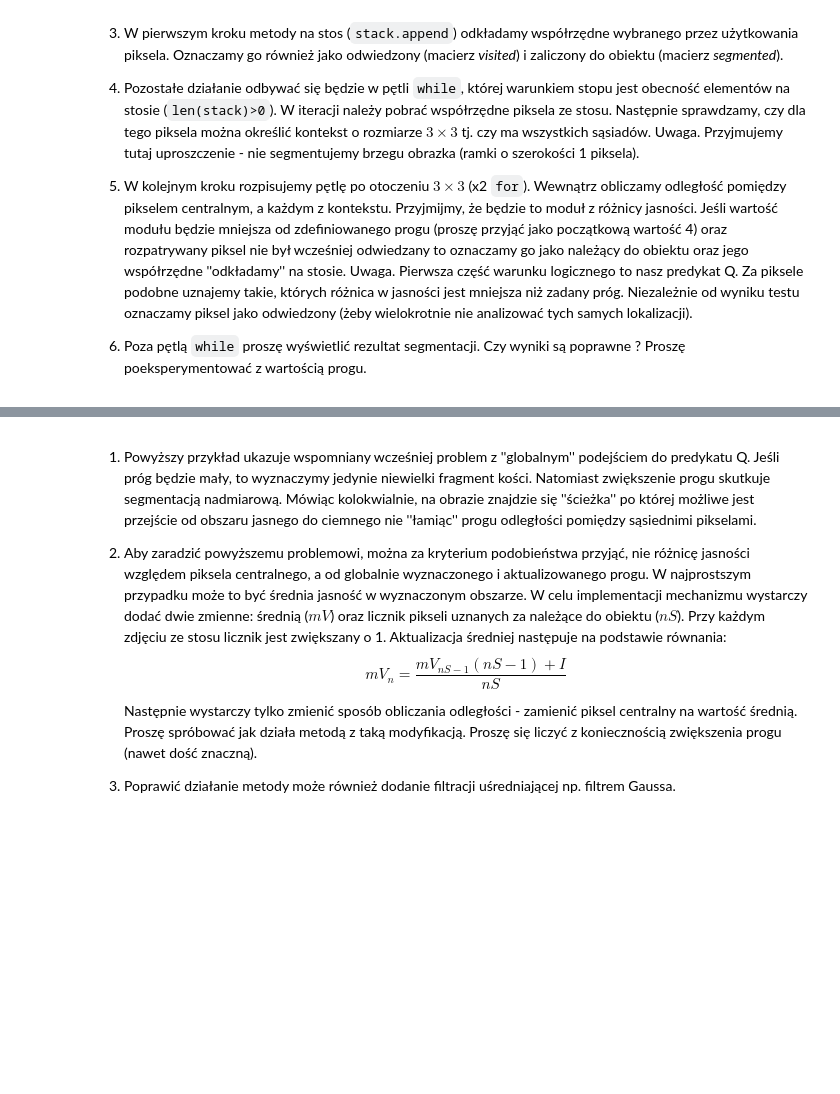
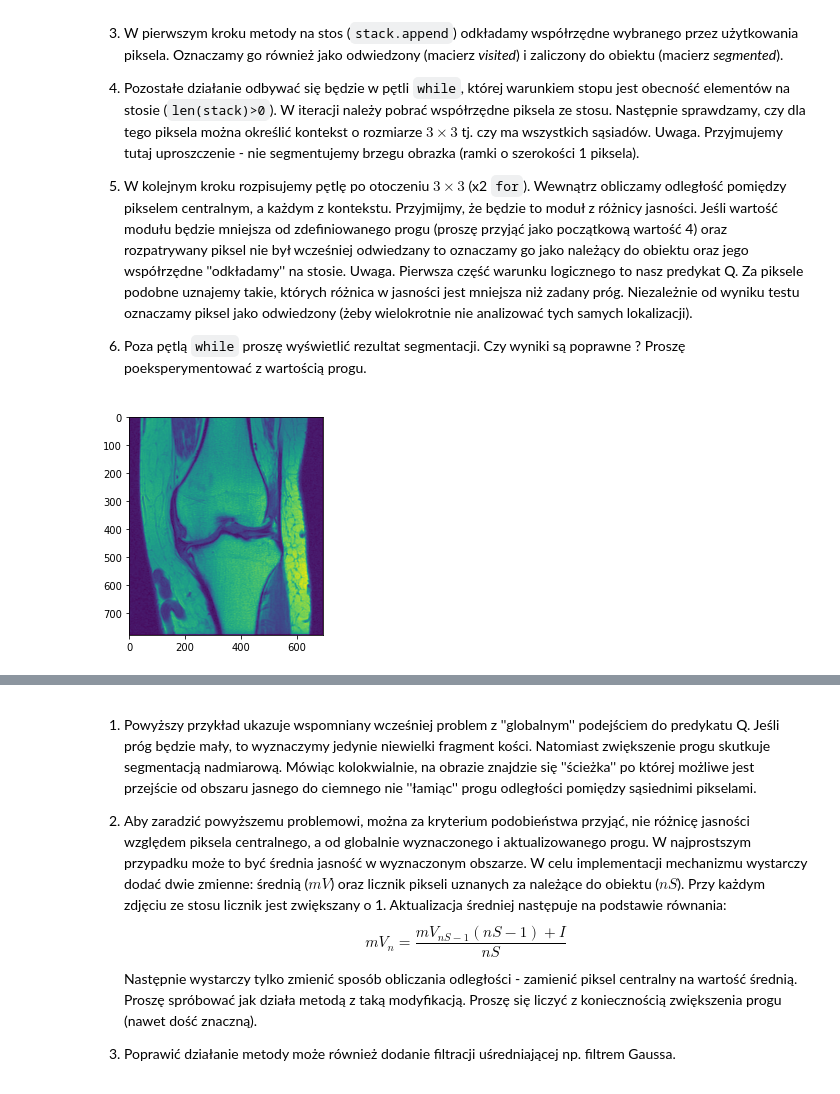
Before and after one commit to RysiekPrecikowski/WDCPO, a Jupyter notebook: sem6/lab3/10_segmentation.ipynb, the cells around one changed output, grey strips where cells are left out. Saved outputs shown, nothing was run; the diff lists cells and outputs as text; code cells hidden in the pictures; blank space fills up the shorter version.

```diff
--- a/sem6/lab3/10_segmentation.ipynb
+++ b/sem6/lab3/10_segmentation.ipynb
@@ -107,23 +107,28 @@ Punkt startowy wyznaczany będzie ''ręcznie'' (poprzez kliknięcie na obrazie).
 # %%
 import os
 import cv2
 import matplotlib.pyplot as plt
 import numpy as np
 
 if not os.path.exists("knee.png") :
     !wget https://raw.githubusercontent.com/vision-agh/poc_sw/master/12_Segmentation/knee.png --no-check-certificate
 
 img = cv2.imread('knee.png',cv2.IMREAD_GRAYSCALE)
+img = img.astype(int)
 
 plt.imshow(img)
 plt.show()
 
 # jeżeli chcesz "ręcznie" wybrać punkt startowy:
 # [XY] = plt.ginput(1,10)
 # X = XY[0]
 # Y = XY[1]
 # print(X, Y)
 
 # przykładowy punkt startowy
 X = 290
 Y = 259
+
+starting = (X, Y)
+# %% [output]
+[figure, added]
```
Also changed, not shown: parts of 5 cells of this notebook.
